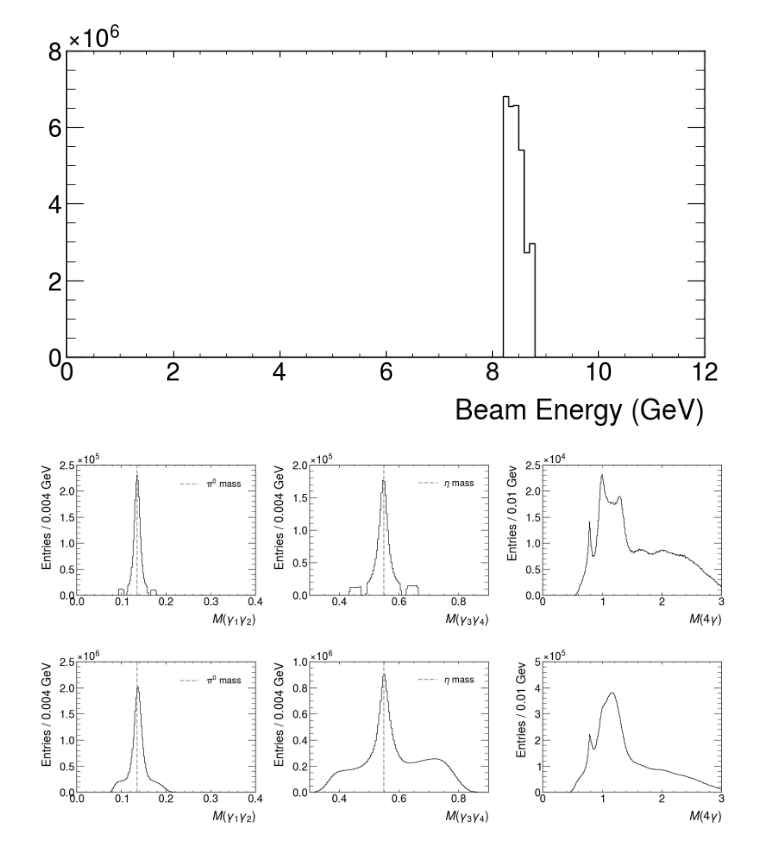
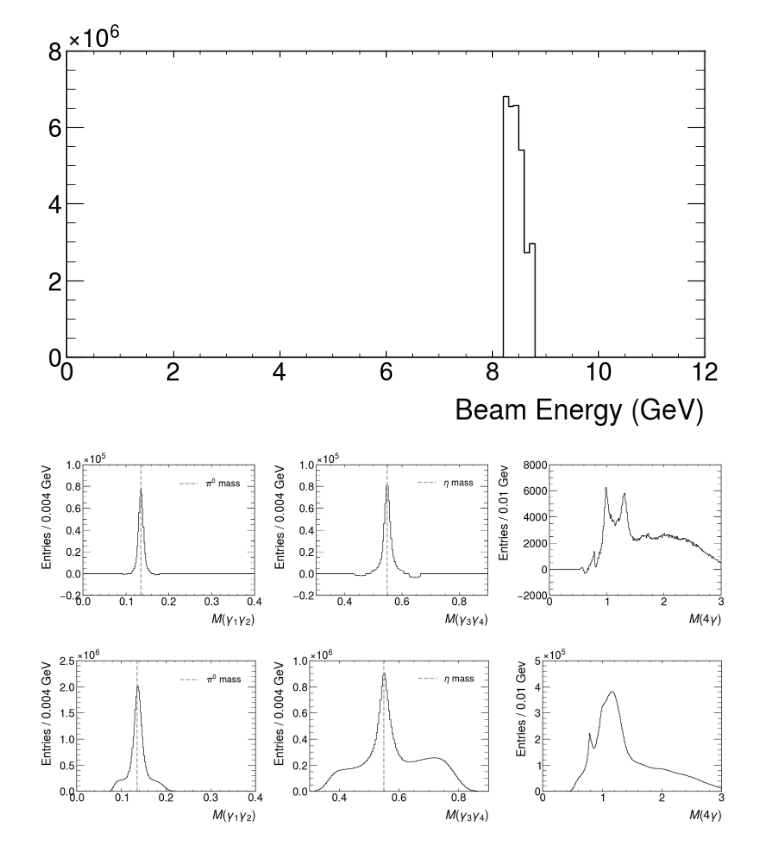
Before and after one commit to nseptian/EtaPi0Analysis, a Jupyter notebook: study_eventSelections/event_selection.ipynb, the cells around one changed output. Drawn from its saved outputs; the diff is of its cells as text; code cells hidden in the pictures.

```diff
--- a/study_eventSelections/event_selection.ipynb
+++ b/study_eventSelections/event_selection.ipynb
@@ -346,9 +350,9 @@ plt.tight_layout()
 # %% [output]
 [figure]
 # %%
-plotDiagnostic(df1Phase1,[1]*len(df1Phase1))
+plotDiagnostic(df1Phase1,df1Phase1.weightASBS)
 # %% [output]
-[figure, old version]
+[figure, new version]
 # %%
 plotDiagnostic(df1Phase2,[1]*len(df1Phase2))
 # %% [output]
```
Also changed, not shown: parts of 25 cells of this notebook.
